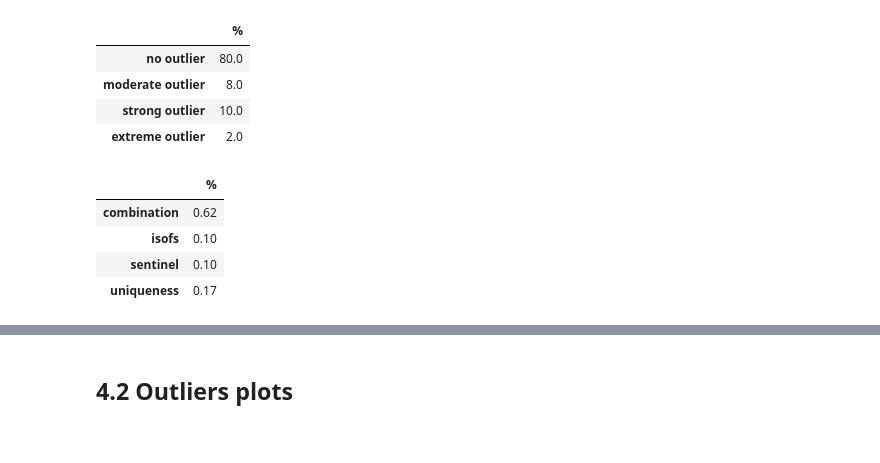
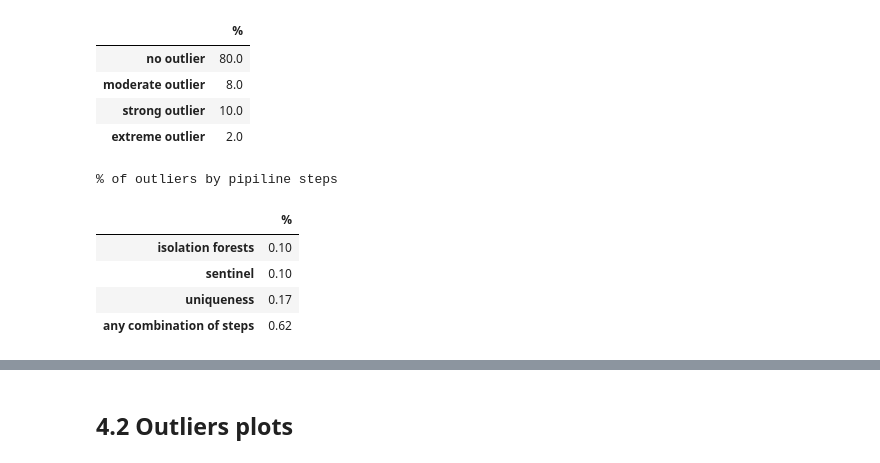
Before and after one commit to alkaest2002/mhsc, a Jupyter notebook: analysis.ipynb, the cells around one changed output, grey strips where cells are left out. Drawn from its saved outputs; the diff is of its cells as text; code cells hidden in the pictures.

```diff
--- a/analysis.ipynb
+++ b/analysis.ipynb
@@ -377,27 +377,33 @@ grouping = pd.Series(
 | extreme outlier | 2.0 |
 # %%
 outliers_columns = [f"outlier_{o}" for o in ["missing", "sentinel","uniqueness","isof_items", "isof_parts"]]
-
 
 outliers_by_step = (df[(df[outliers_columns] == -1).any(axis=1)][[*outliers_columns]])
 
 grouping = [
-    "combination","uniqueness","combination","combination","sentinel","combination","combination","isofs",
-    "combination","isofs"
+    "any combination of steps","uniqueness","any combination of steps",
+    "any combination of steps","sentinel","any combination of steps",
+    "any combination of steps","isolation forests","any combination of steps","isolation forests"
 ]
 
+
 (
-    outliers_by_step
+    (outliers_by_step
         .astype(str)
         .value_counts(normalize=True)
         .reset_index(drop=False)
         .round(2)
         .groupby(grouping)
-            .sum()
-)["proportion"].to_frame().rename(columns={"proportion": "%"})
+            .sum().sort_values(by="proportion")
+    )[["proportion"]].rename(columns={"proportion": "%"})
+        .style
+            .format(precision=2)
+            .set_caption("% of outliers by pipiline steps")
+)
 # %% [output]
+% of outliers by pipiline steps
 |  | % |
-| combination | 0.62 |
-| isofs | 0.10 |
+| isolation forests | 0.10 |
 | sentinel | 0.10 |
 | uniqueness | 0.17 |
+| any combination of steps | 0.62 |
```
Also changed, not shown: parts of 2 cells of this notebook, 2 other files.
